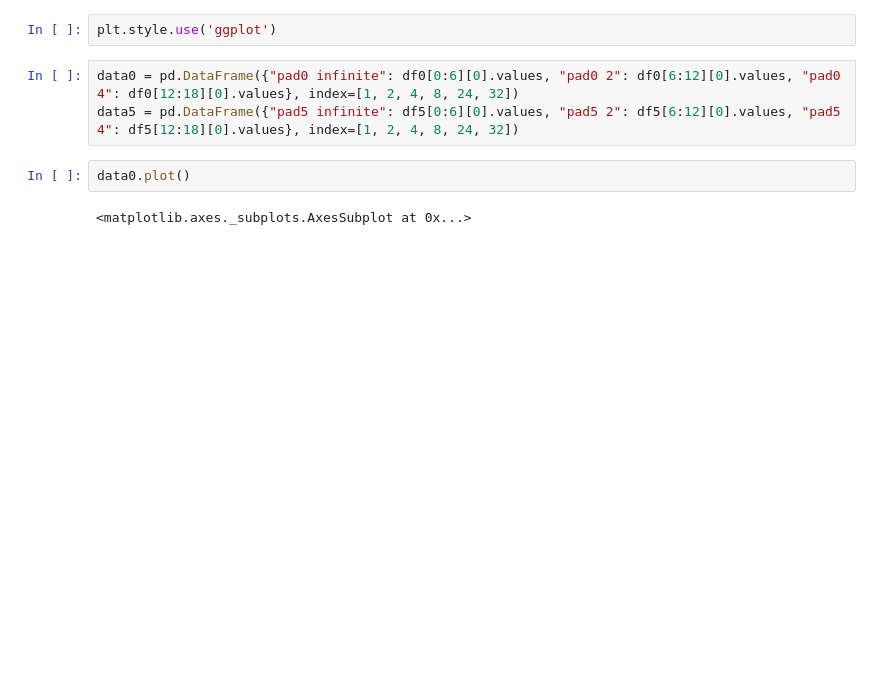
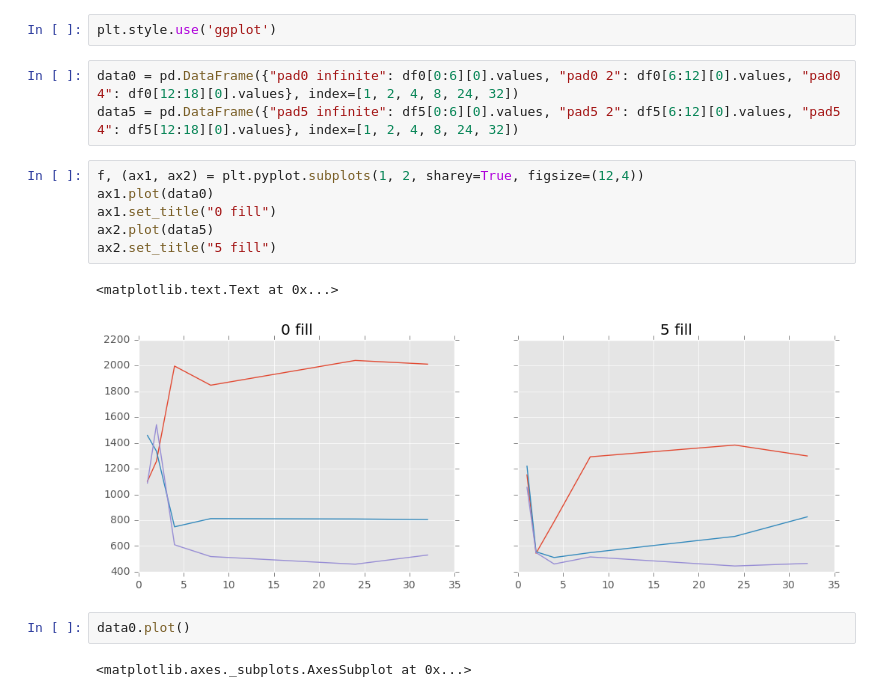
Before and after one commit to thepaulm/fibber, a Jupyter notebook: laptop.ipynb, the cells around one changed output. Cells and saved outputs as stored; diff of their text form; blank space fills up the shorter version.

Commit message:
Updated these graphs

```diff
--- a/laptop.ipynb
+++ b/laptop.ipynb
@@ -24,6 +24,15 @@ plt.style.use('ggplot')
 # %%
 data0 = pd.DataFrame({"pad0 infinite": df0[0:6][0].values, "pad0 2": df0[6:12][0].values, "pad0 4": df0[12:18][0].values}, index=[1, 2, 4, 8, 24, 32])
 data5 = pd.DataFrame({"pad5 infinite": df5[0:6][0].values, "pad5 2": df5[6:12][0].values, "pad5 4": df5[12:18][0].values}, index=[1, 2, 4, 8, 24, 32])
+# %%
+f, (ax1, ax2) = plt.pyplot.subplots(1, 2, sharey=True, figsize=(12,4))
+ax1.plot(data0)
+ax1.set_title("0 fill")
+ax2.plot(data5)
+ax2.set_title("5 fill")
+# %% [output]
+<matplotlib.text.Text at 0x...>
+[figure, added]
 # %%
 data0.plot()
 # %% [output]
```
Also changed, not shown: parts of 1 cell of this notebook, 1 other file.
